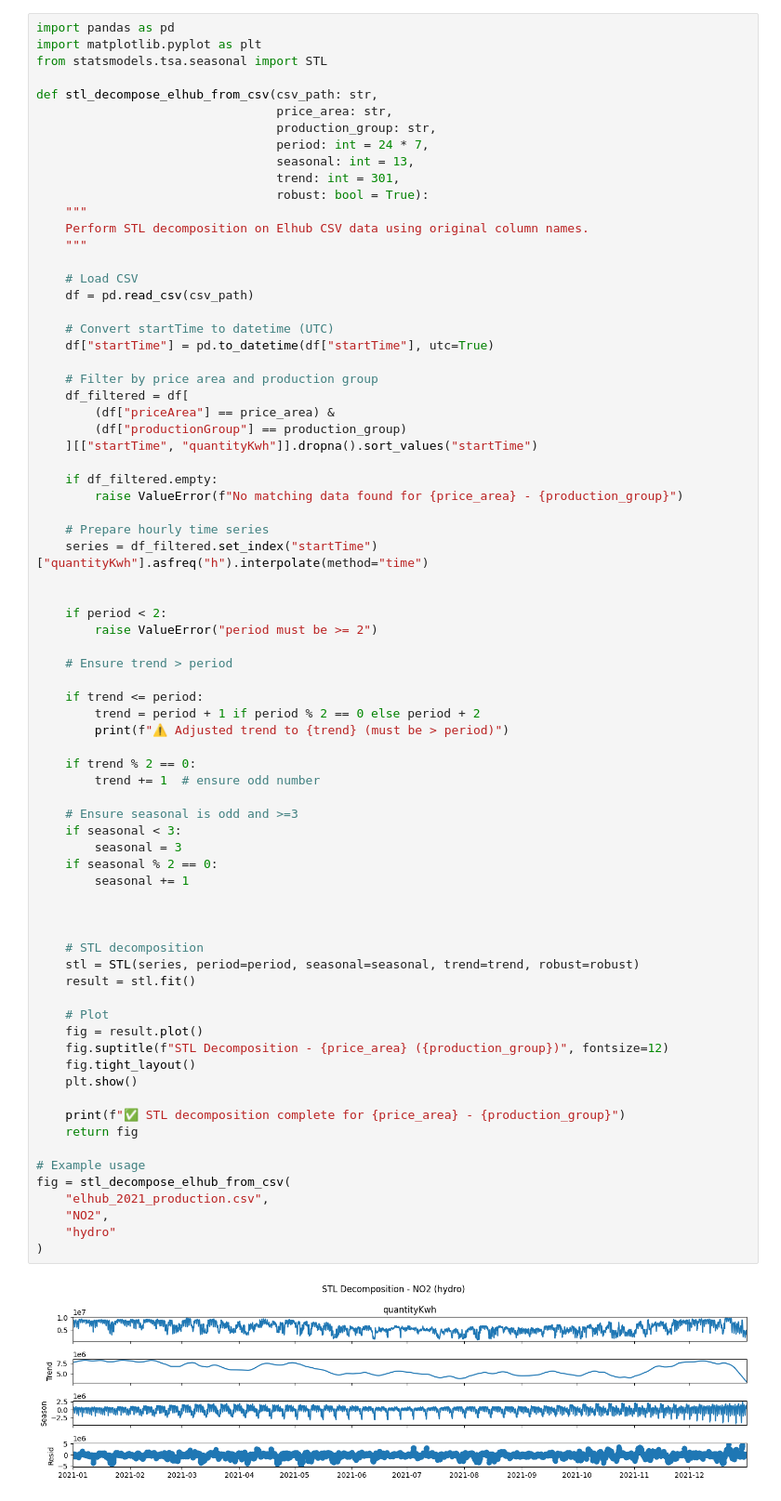
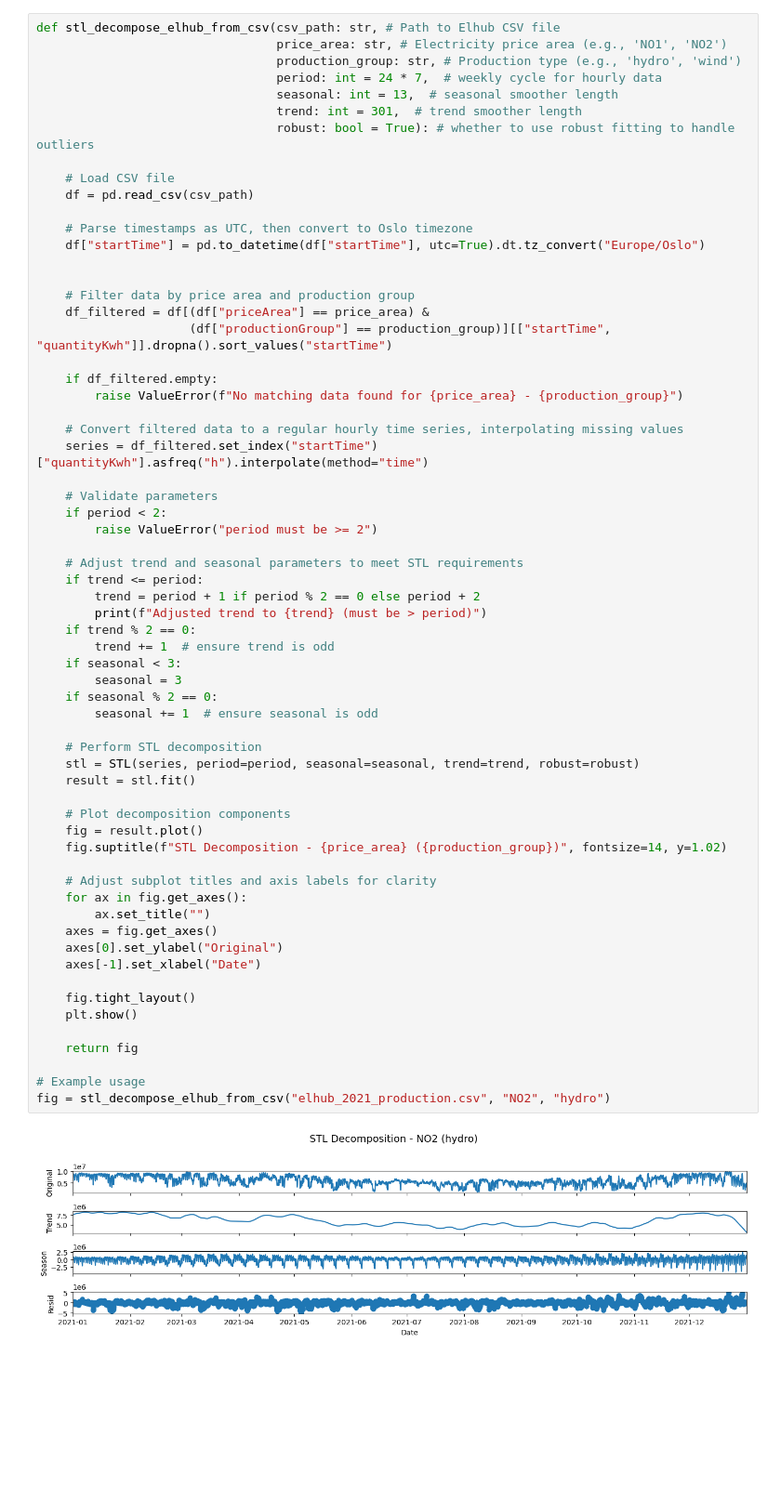
Before and after one commit to Mobashra/M-Abeer-Project, a Jupyter notebook: Exercise 3.ipynb, the cells around one changed output. Shown at 93% size. Drawn from its saved outputs; the diff is of its cells as text; blank space fills up the shorter version.

```diff
--- a/Exercise 3.ipynb
+++ b/Exercise 3.ipynb
@@ -232,76 +321,65 @@ print(pa["n_anomalies"], "precip anomalies")
 # %%
-import pandas as pd
-import matplotlib.pyplot as plt
-from statsmodels.tsa.seasonal import STL
+def stl_decompose_elhub_from_csv(csv_path: str, # Path to Elhub CSV file
+                                 price_area: str, # Electricity price area (e.g., 'NO1', 'NO2')
+                                 production_group: str, # Production type (e.g., 'hydro', 'wind')
+                                 period: int = 24 * 7,  # weekly cycle for hourly data
+                                 seasonal: int = 13,  # seasonal smoother length
+                                 trend: int = 301,  # trend smoother length
+                                 robust: bool = True): # whether to use robust fitting to handle outliers
 
-def stl_decompose_elhub_from_csv(csv_path: str,
-                                 price_area: str,
-                                 production_group: str,
-                                 period: int = 24 * 7,
-                                 seasonal: int = 13,
-                                 trend: int = 301,
-                                 robust: bool = True):
-    """
-    Perform STL decomposition on Elhub CSV data using original column names.
-    """
-
-    # Load CSV
+    # Load CSV file
     df = pd.read_csv(csv_path)
 
-    # Convert startTime to datetime (UTC)
-    df["startTime"] = pd.to_datetime(df["startTime"], utc=True)
+    # Parse timestamps as UTC, then convert to Oslo timezone
+    df["startTime"] = pd.to_datetime(df["startTime"], utc=True).dt.tz_convert("Europe/Oslo")
 
-    # Filter by price area and production group
-    df_filtered = df[
-        (df["priceArea"] == price_area) &
-        (df["productionGroup"] == production_group)
-    ][["startTime", "quantityKwh"]].dropna().sort_values("startTime")
+
+    # Filter data by price area and production group
+    df_filtered = df[(df["priceArea"] == price_area) &
+                     (df["productionGroup"] == production_group)][["startTime", "quantityKwh"]].dropna().sort_values("startTime")
 
     if df_filtered.empty:
         raise ValueError(f"No matching data found for {price_area} - {production_group}")
 
-    # Prepare hourly time series
+    # Convert filtered data to a regular hourly time series, interpolating missing values
     series = df_filtered.set_index("startTime")["quantityKwh"].asfreq("h").interpolate(method="time")
 
-
+    # Validate parameters
     if period < 2:
         raise ValueError("period must be >= 2")
 
-    # Ensure trend > period
-
+    # Adjust trend and seasonal parameters to meet STL requirements
     if trend <= period:
         trend = period + 1 if period % 2 == 0 else period + 2
-        print(f"⚠️ Adjusted trend to {trend} (must be > period)")
-
+        print(f"Adjusted trend to {trend} (must be > period)")
     if trend % 2 == 0:
-        trend += 1  # ensure odd number
-
-    # Ensure seasonal is odd and >=3
+        trend += 1  # ensure trend is odd
     if seasonal < 3:
         seasonal = 3
     if seasonal % 2 == 0:
-        seasonal += 1
+        seasonal += 1  # ensure seasonal is odd
 
-
-
-    # STL decomposition
+    # Perform STL decomposition
     stl = STL(series, period=period, seasonal=seasonal, trend=trend, robust=robust)
     result = stl.fit()
 
-    # Plot
+    # Plot decomposition components
     fig = result.plot()
-    fig.suptitle(f"STL Decomposition - {price_area} ({production_group})", fontsize=12)
+    fig.suptitle(f"STL Decomposition - {price_area} ({production_group})", fontsize=14, y=1.02)
+
+    # Adjust subplot titles and axis labels for clarity
+    for ax in fig.get_axes():
+        ax.set_title("")
+    axes = fig.get_axes()
+    axes[0].set_ylabel("Original")
+    axes[-1].set_xlabel("Date")
+
     fig.tight_layout()
     plt.show()
 
-    print(f"✅ STL decomposition complete for {price_area} - {production_group}")
     return fig
 
 # Example usage
-fig = stl_decompose_elhub_from_csv(
-    "elhub_2021_production.csv",
-    "NO2",
-    "hydro"
-)
+fig = stl_decompose_elhub_from_csv("elhub_2021_production.csv", "NO2", "hydro")
 # %% [output]
-[figure, old version]
+[figure, new version]
```
Also changed, not shown: parts of 19 cells of this notebook, 1 other file.
